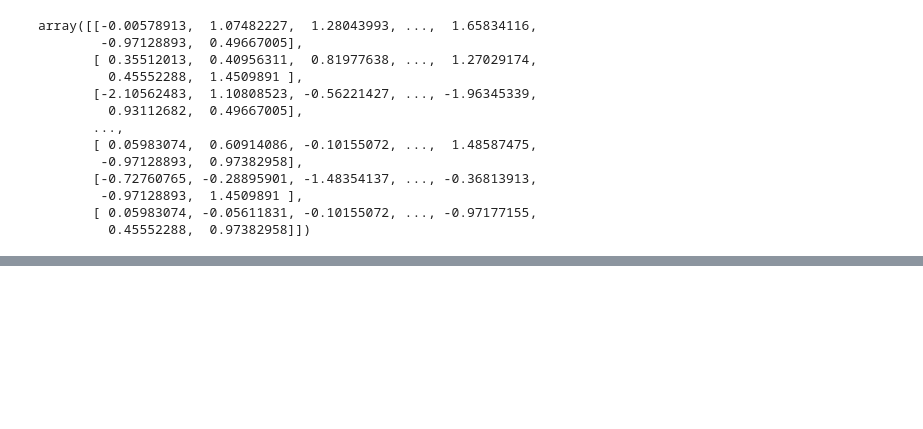
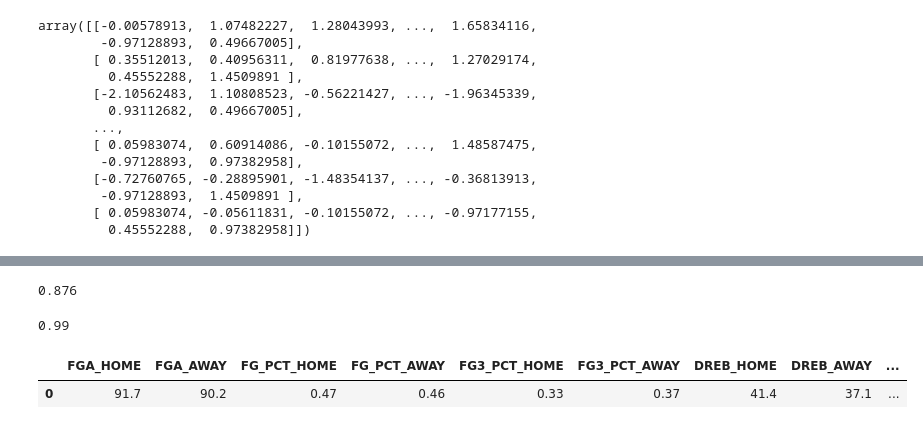
Before and after one commit to donjohn42x/NBA_Analysis, a Jupyter notebook: nba_analysis.ipynb, the cells around one changed output, grey strips where cells are left out. Drawn from its saved outputs; the diff is of its cells as text; code cells hidden in the pictures; blank space fills up the shorter version.

```diff
--- a/nba_analysis.ipynb
+++ b/nba_analysis.ipynb
@@ -366,0 +336,5 @@ trans_df.head()
+# %%
+result = random_forest.score(X_test, y_test)
+print(result)
+# %% [output]
+0.876
@@ -366,0 +343,39 @@ trans_df.head()
+# %%
+prob[0][0]
+# %% [output]
+0.99
+# %%
+home_team = "MIL"
+away_team = "ATL"
+# generate the table from your two teams
+trans_df = pd.DataFrame()
+
+# row list for df
+row = []
+
+#Last 10 games df for both teams
+last_10h = games_df[games_df["TEAM_ABBREVIATION"] == home_team][games_df["GAME_DATE"]< games_df["GAME_DATE"][i]].head(10)
+last_10a = games_df[games_df["TEAM_ABBREVIATION"] == away_team][games_df["GAME_DATE"]< games_df["GAME_DATE"][i]].head(10)
+
+win_rateH = 0
+win_rateA = 0
+
+needed_features = ["FGA", "FG_PCT", "FG3_PCT", "DREB", "REB", "AST"]
+
+for feature in needed_features:
+    row.append(round((sum(last_10h[feature])/10),2))
+    row.append(round((sum(last_10a[feature])/10),2))
+
+row.append(round((len(last_10h[last_10h["WL"]=="W"])/10),2))
+row.append(round((len(last_10a[last_10a["WL"]=="W"])/10),2))
+
+trans_df = trans_df.append(pd.DataFrame([row]), ignore_index=True)
+
+trans_df=trans_df.set_axis(["FGA_HOME","FGA_AWAY", "FG_PCT_HOME", "FG_PCT_AWAY", "FG3_PCT_HOME", "FG3_PCT_AWAY",
+                                "DREB_HOME", "DREB_AWAY", "REB_HOME", "REB_AWAY", "AST_HOME", "AST_AWAY", "WIN_RATE_HOME", "WIN_RATE_AWAY"], axis=1)
+
+
+trans_df.head()
+# %% [output]
+|  | FGA_HOME | FGA_AWAY | FG_PCT_HOME | FG_PCT_AWAY | FG3_PCT_HOME | FG3_PCT_AWAY | DREB_HOME | DREB_AWAY | ... |
+| 0 | 91.7 | 90.2 | 0.47 | 0.46 | 0.33 | 0.37 | 41.4 | 37.1 | ... |
```
Also changed, not shown: parts of 22 cells of this notebook, 3 other files.
